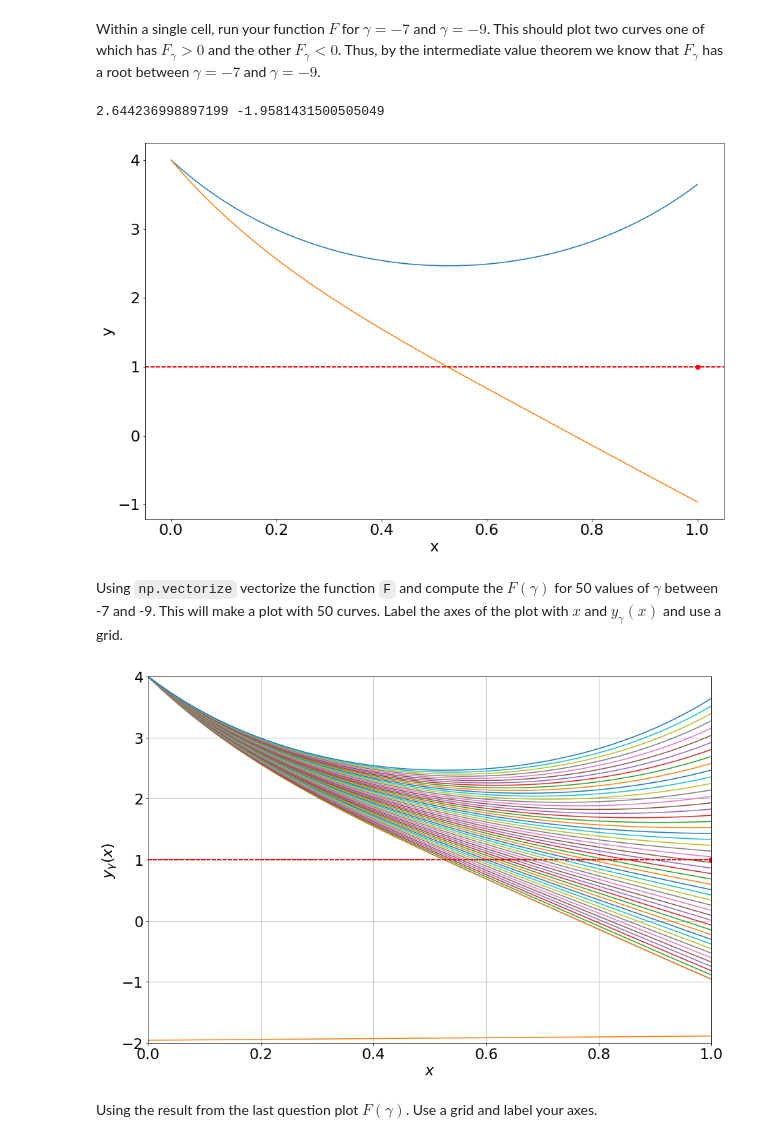
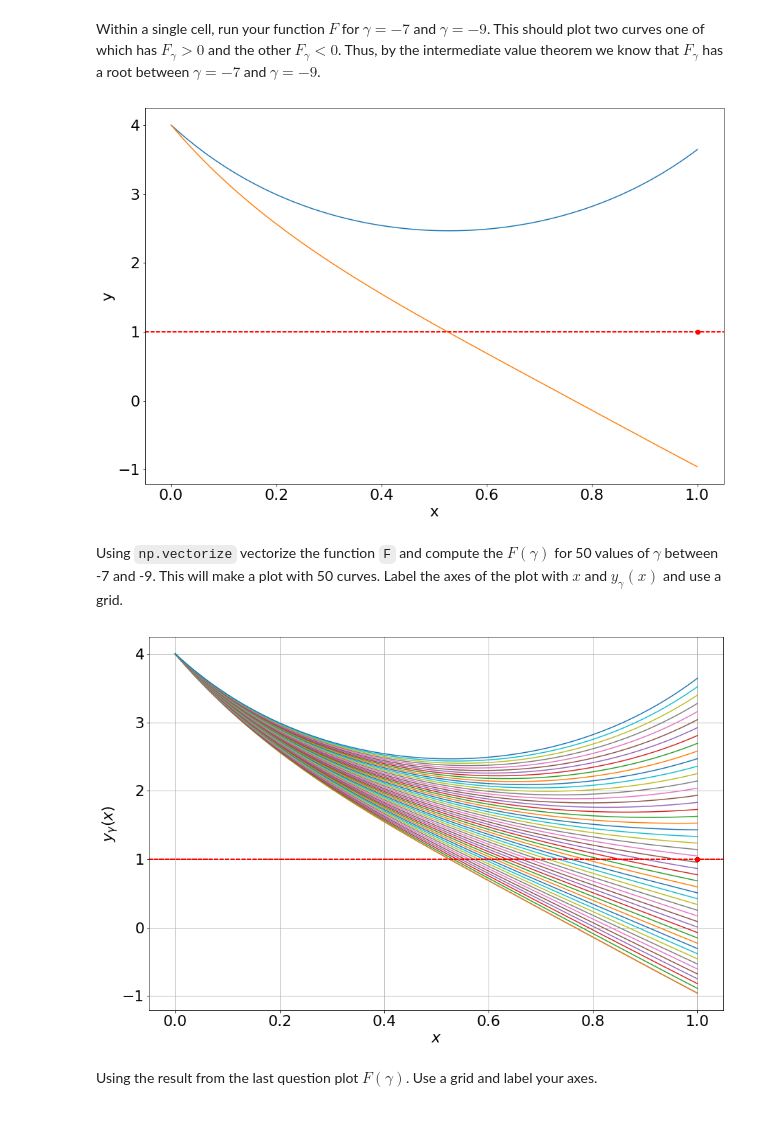
Before and after one commit to Conor-O-Mahony/ACM20030-Assignments, a Jupyter notebook: Assignment 3/Assignment-3.ipynb, the cells around one changed output. Drawn from its saved outputs; the diff is of its cells as text; code cells hidden in the pictures.

Commit message:
Fixed graph in q5

```diff
--- a/Assignment 3/Assignment-3.ipynb
+++ b/Assignment 3/Assignment-3.ipynb
@@ -398,7 +398,7 @@ with $w(0) = 4, w(1) = 1$
 in first-order form and then define a function ``w(t,y)`` for use with ``solve_ivp``
 # %%
 def w(x,y):
-    return [y[1], (3/2)*y[0]**2]
+    return np.array([y[1], (3/2)*y[0]**2])
 # %% [markdown]
 Assign the correct values values to $a,b,y_a,y_b$ and then define a function ``F(gamma)`` which solves the IVP using ``solve_ivp`` for the given $\gamma$, plots $w(t)$, and returns $w_\gamma(b) - w(b)$
 # %%
@@ -419,22 +419,20 @@ def F(gamma, plot=False):
 # %% [markdown]
 Within a single cell, run your function $F$ for $\gamma = -7$ and $\gamma = -9$. This should plot two curves one of which has $F_\gamma>0$ and the other $F_\gamma <0$. Thus, by the intermediate value theorem we know that $F_\gamma$ has a root between $\gamma = -7$ and $\gamma = -9$.
 # %%
-print(F(-7,True), F(-9,True))
+F(-7,True)
+F(-9,True);
 # %% [output]
-2.644236998897199 -1.9581431500505049
 [figure]
 # %% [markdown]
 Using ``np.vectorize`` vectorize the function ``F`` and compute the $F(\gamma)$ for 50 values of $\gamma$ between -7 and -9. This will make a plot with 50 curves. Label the axes of the plot with $x$ and $y_\gamma(x)$ and use a grid.
 # %%
-dyx0=np.linspace(-9,-7,50)
-plt.plot(np.vectorize(F)(dyx0,True))
+dyx0=np.linspace(-9,-7, 50)
+np.vectorize(F)(dyx0,True)
 plt.grid()
 plt.xlabel('$x$')
-plt.ylabel('$y_\gamma(x)$')
-plt.xlim(0,1)
-plt.ylim(-2,4);
+plt.ylabel('$y_\gamma(x)$');
 # %% [output]
-[figure, old version]
+[figure, new version]
 # %% [markdown]
 Using the result from the last question plot $F(\gamma)$. Use a grid and label your axes.
 # %%
```
